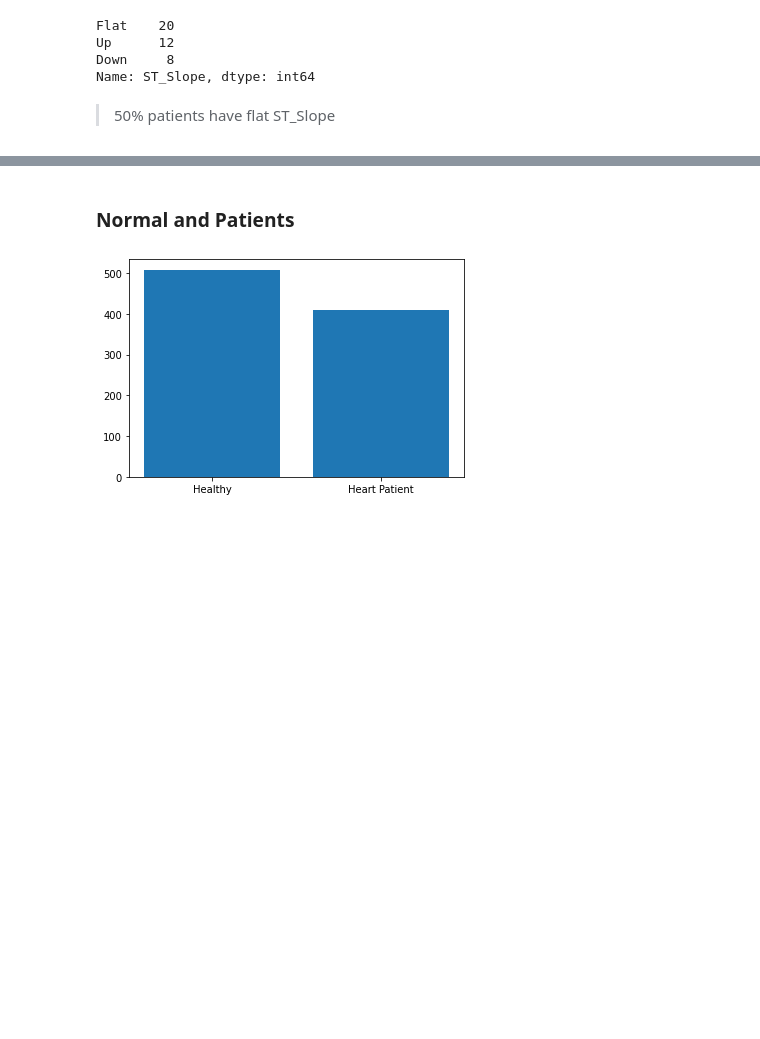
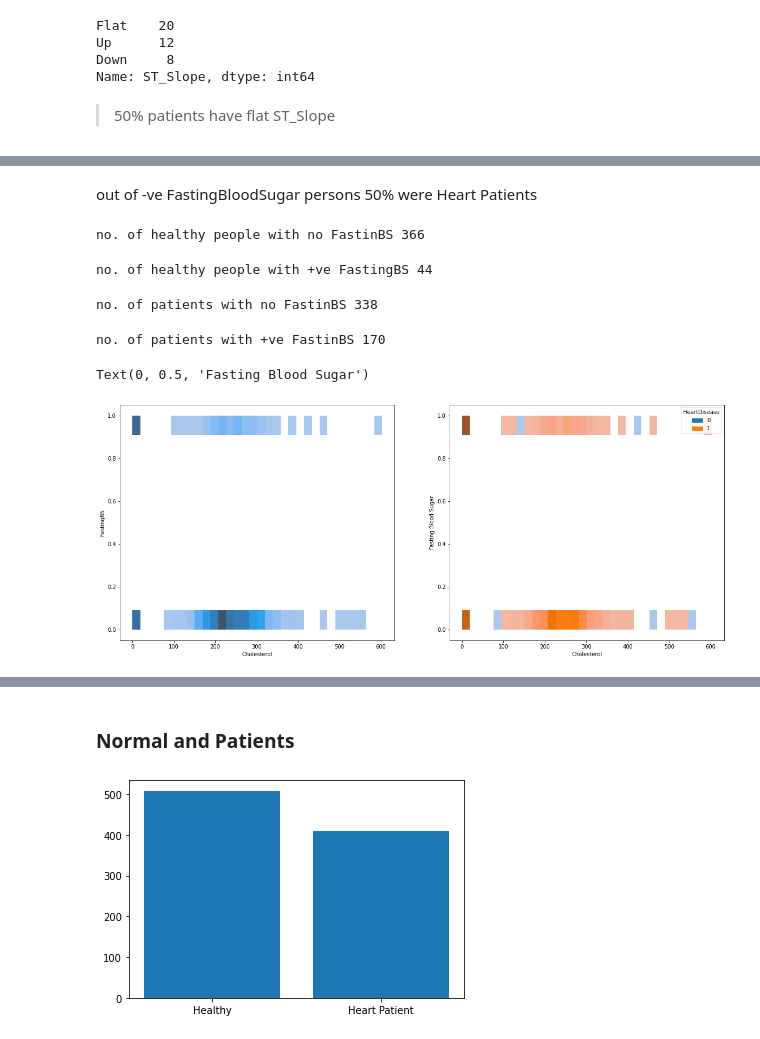
Before and after one commit to Irfan-Ahmad-byte/Heart-Failure, a Jupyter notebook: heart_failure.ipynb, the cells around one changed output, grey strips where cells are left out. Cells and saved outputs as stored; diff of their text form; code cells hidden in the pictures; blank space fills up the shorter version.

Commit message:
causes analysis complete; scientific method observations done

```diff
--- a/heart_failure.ipynb
+++ b/heart_failure.ipynb
@@ -537,0 +903,29 @@ Name: HeartRateRemarks, dtype: int64
+# %% [markdown]
+out of -ve FastingBloodSugar persons 50% were Heart Patients
+# %%
+print('no. of healthy people with no FastinBS', causes[(causes['FastingBS']==0) &  (causes['HeartDisease']==0)]['FastingBS'].count())
+# %% [output]
+no. of healthy people with no FastinBS 366
+# %%
+print('no. of healthy people with +ve FastingBS', causes[(causes['FastingBS']==1) &  (causes['HeartDisease']==0)]['FastingBS'].count())
+# %% [output]
+no. of healthy people with +ve FastingBS 44
+# %%
+print('no. of patients with no FastinBS', causes[(causes['FastingBS']==0) &  (causes['HeartDisease']==1)]['FastingBS'].count())
+# %% [output]
+no. of patients with no FastinBS 338
+# %%
+print('no. of patients with +ve FastinBS', causes[(causes['FastingBS']==1) &  (causes['HeartDisease']==1)]['FastingBS'].count())
+# %% [output]
+no. of patients with +ve FastinBS 170
+# %%
+fig, ax = plt.subplots(1,2, figsize=(20,8))
+sns.histplot(data=causes, x='Cholesterol', y='FastingBS', ax=ax[0])
+ax[0].set_xlabel('Cholesterol')
+ax[0].set_ylabel('FastingBS')
+sns.histplot(data=causes, x='Cholesterol', y='FastingBS', hue='HeartDisease', ax=ax[1], legend=True)
+ax[1].set_xlabel('Cholesterol')
+ax[1].set_ylabel('Fasting Blood Sugar')
+# %% [output]
+Text(0, 0.5, 'Fasting Blood Sugar')
+[figure, added]
```
Also changed, not shown: parts of 114 cells of this notebook, 1 other file.
